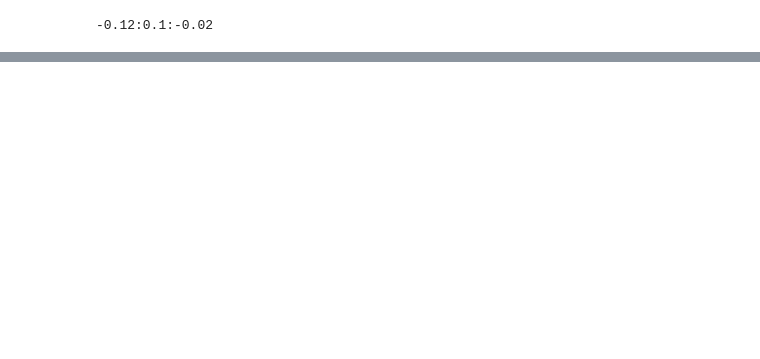
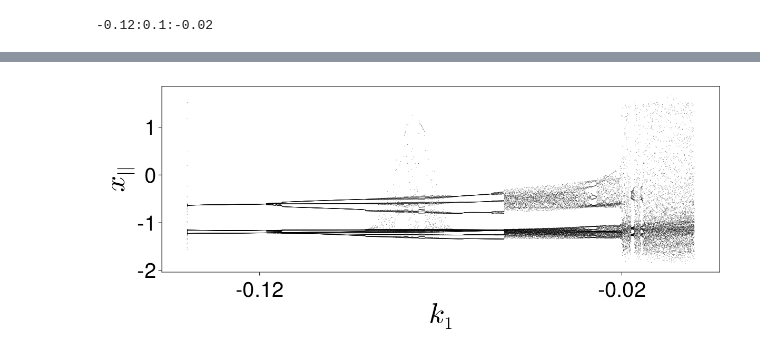
Before and after one commit to SergeyNovak777/dynamical-systems, a Jupyter notebook: Hindmarrh Rose/attractors/orbitdiagram regular quasi.ipynb, the cells around one changed output, grey strips where cells are left out. Cells and saved outputs as stored; diff of their text form; code cells hidden in the pictures; blank space fills up the shorter version.

```diff
--- a/Hindmarrh Rose/attractors/orbitdiagram regular quasi.ipynb
+++ b/Hindmarrh Rose/attractors/orbitdiagram regular quasi.ipynb
@@ -143,0 +145,24 @@ fig
+# %%
+# L2
+fig = Figure(resolution = (1200, 500))
+
+ax = Axis(fig[1,1]; xlabel = L"k_{1}", ylabel = L"x_{||}",
+xlabelsize = 55, ylabelsize = 55,
+xticklabelsize = 40, yticklabelsize = 40  )
+
+
+ax.xticks = ticks
+
+ax.xgridvisible = false
+ax.ygridvisible = false
+
+for (j, p) in enumerate(pvalues)
+    scatter!(ax, fill(p, length(output_summ[j])), output_summ[j];
+        color = ("black", 0.7), markersize = 1.0
+    )
+
+end
+
+fig
+# %% [output]
+[figure, added]
```
Also changed, not shown: parts of 3 cells of this notebook, 39 other files.
